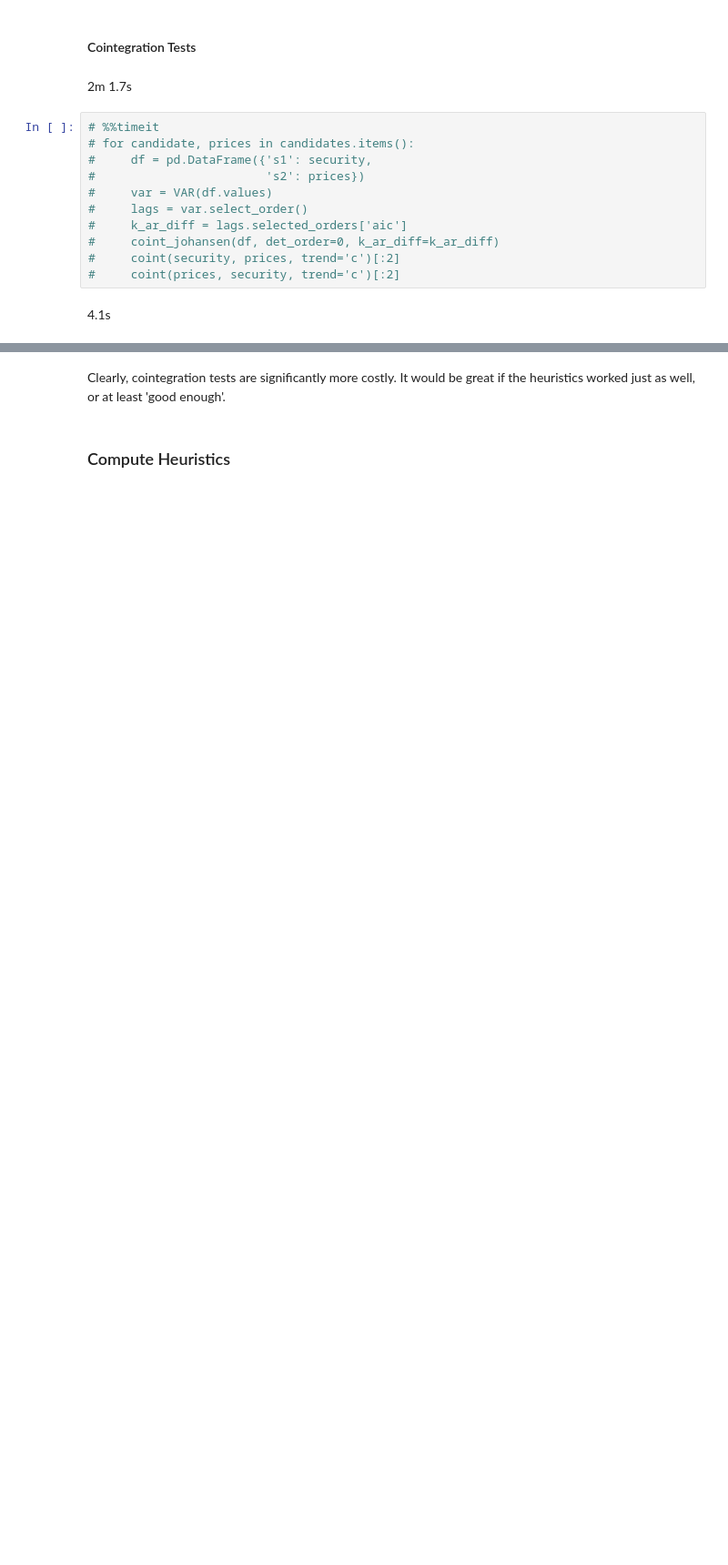
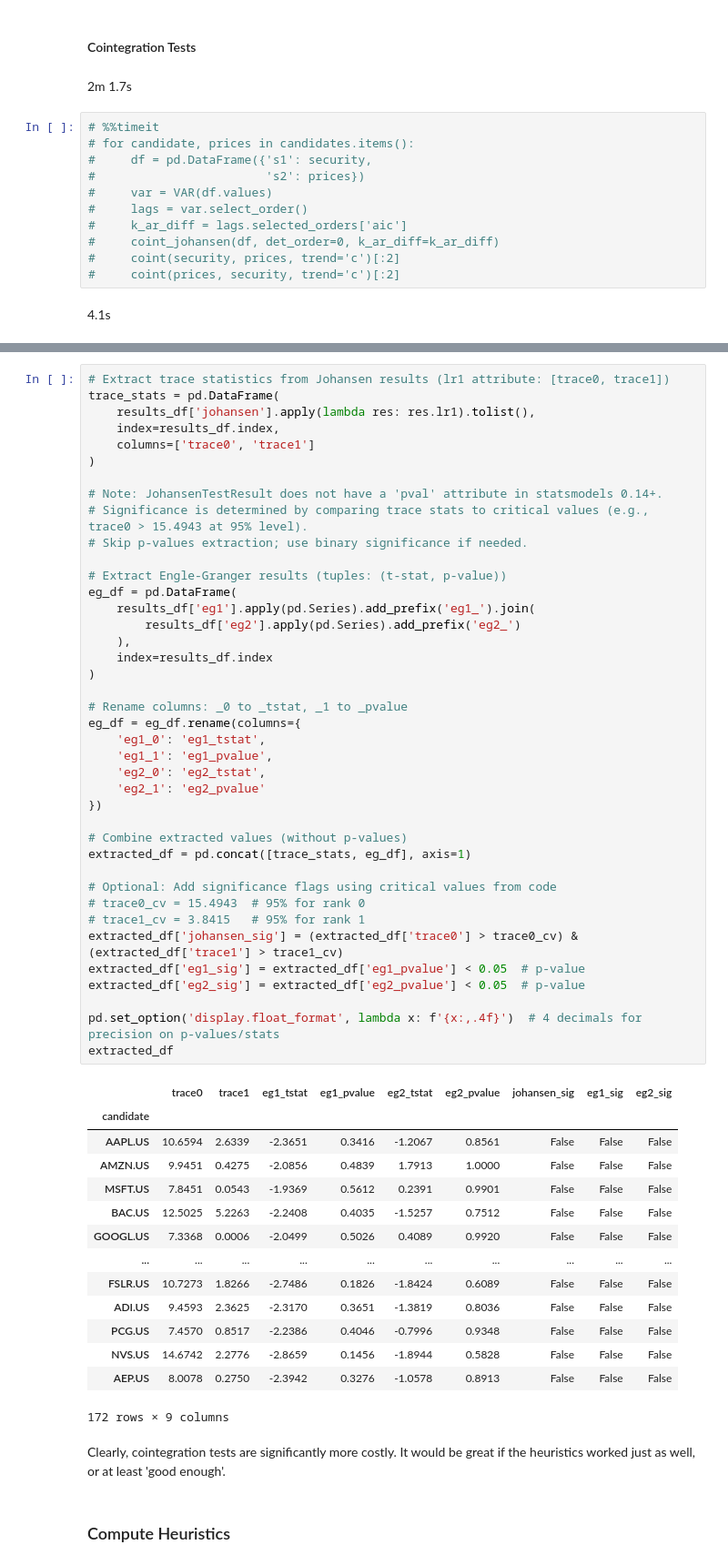
Before and after one commit to alanwnl/machine-learning-for-trading, a Jupyter notebook: 09_time_series_models/05_cointegration_tests.ipynb, the cells around one changed output, grey strips where cells are left out. Shown at 91% size. Saved outputs shown, nothing was run; the diff lists cells and outputs as text; blank space fills up the shorter version.

```diff
--- a/09_time_series_models/05_cointegration_tests.ipynb
+++ b/09_time_series_models/05_cointegration_tests.ipynb
@@ -540,3 +761,58 @@ results_df
+# %%
+# Extract trace statistics from Johansen results (lr1 attribute: [trace0, trace1])
+trace_stats = pd.DataFrame(
+    results_df['johansen'].apply(lambda res: res.lr1).tolist(),
+    index=results_df.index,
+    columns=['trace0', 'trace1']
+)
+
+# Note: JohansenTestResult does not have a 'pval' attribute in statsmodels 0.14+.
+# Significance is determined by comparing trace stats to critical values (e.g., trace0 > 15.4943 at 95% level).
+# Skip p-values extraction; use binary significance if needed.
+
+# Extract Engle-Granger results (tuples: (t-stat, p-value))
+eg_df = pd.DataFrame(
+    results_df['eg1'].apply(pd.Series).add_prefix('eg1_').join(
+        results_df['eg2'].apply(pd.Series).add_prefix('eg2_')
+    ),
+    index=results_df.index
+)
+
+# Rename columns: _0 to _tstat, _1 to _pvalue
+eg_df = eg_df.rename(columns={
+    'eg1_0': 'eg1_tstat',
+    'eg1_1': 'eg1_pvalue',
+    'eg2_0': 'eg2_tstat',
+    'eg2_1': 'eg2_pvalue'
+})
+
+# Combine extracted values (without p-values)
+extracted_df = pd.concat([trace_stats, eg_df], axis=1)
+
+# Optional: Add significance flags using critical values from code
+# trace0_cv = 15.4943  # 95% for rank 0
+# trace1_cv = 3.8415   # 95% for rank 1
+extracted_df['johansen_sig'] = (extracted_df['trace0'] > trace0_cv) & (extracted_df['trace1'] > trace1_cv)
+extracted_df['eg1_sig'] = extracted_df['eg1_pvalue'] < 0.05  # p-value
+extracted_df['eg2_sig'] = extracted_df['eg2_pvalue'] < 0.05  # p-value
+
+pd.set_option('display.float_format', lambda x: f'{x:,.4f}')  # 4 decimals for precision on p-values/stats
+extracted_df
+# %% [output]
+|  | trace0 | trace1 | eg1_tstat | eg1_pvalue | eg2_tstat | eg2_pvalue | johansen_sig | eg1_sig | eg2_sig |
+| candidate |  |  |  |  |  |  |  |  |  |
+| AAPL.US | 10.6594 | 2.6339 | -2.3651 | 0.3416 | -1.2067 | 0.8561 | False | False | False |
+| AMZN.US | 9.9451 | 0.4275 | -2.0856 | 0.4839 | 1.7913 | 1.0000 | False | False | False |
+| MSFT.US | 7.8451 | 0.0543 | -1.9369 | 0.5612 | 0.2391 | 0.9901 | False | False | False |
+| BAC.US | 12.5025 | 5.2263 | -2.2408 | 0.4035 | -1.5257 | 0.7512 | False | False | False |
+| GOOGL.US | 7.3368 | 0.0006 | -2.0499 | 0.5026 | 0.4089 | 0.9920 | False | False | False |
+| ... | ... | ... | ... | ... | ... | ... | ... | ... | ... |
+| FSLR.US | 10.7273 | 1.8266 | -2.7486 | 0.1826 | -1.8424 | 0.6089 | False | False | False |
+| ADI.US | 9.4593 | 2.3625 | -2.3170 | 0.3651 | -1.3819 | 0.8036 | False | False | False |
+| PCG.US | 7.4570 | 0.8517 | -2.2386 | 0.4046 | -0.7996 | 0.9348 | False | False | False |
+| NVS.US | 14.6742 | 2.2776 | -2.8659 | 0.1456 | -1.8944 | 0.5828 | False | False | False |
+| AEP.US | 8.0078 | 0.2750 | -2.3942 | 0.3276 | -1.0578 | 0.8913 | False | False | False |
+172 rows × 9 columns
 # %% [markdown]
 Clearly, cointegration tests are significantly more costly. It would be great if the heuristics worked just as well, or at least 'good enough'.
 # %% [markdown]
```
Also changed, not shown: parts of 50 cells of this notebook.
